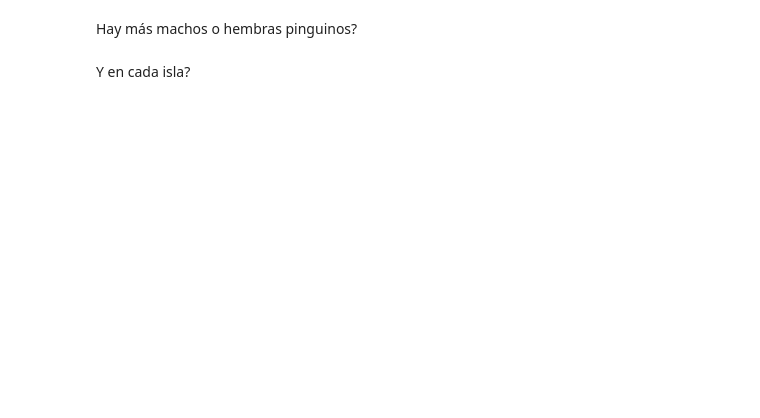
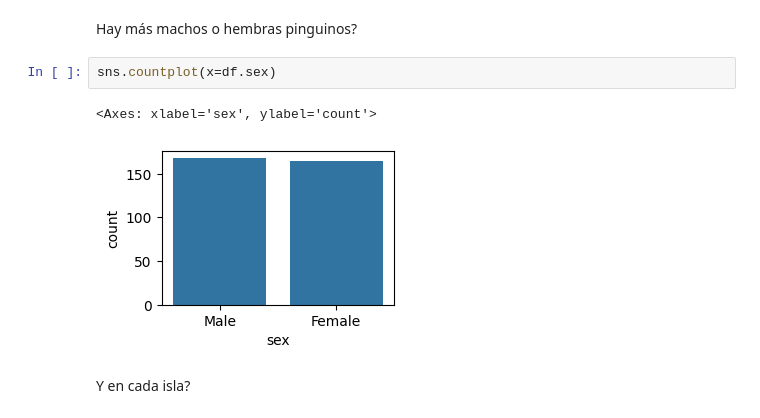
Before and after one commit to sheriffff/temp_esesa, a Jupyter notebook: 01.review_seaborn.ipynb, the cells around one changed output. Cells and saved outputs as stored; diff of their text form; blank space fills up the shorter version.

```diff
--- a/01.review_seaborn.ipynb
+++ b/01.review_seaborn.ipynb
@@ -40,4 +75,9 @@ Cuántos pinguinos de cada especie hay en cada isla?
 # %% [markdown]
 Hay más machos o hembras pinguinos?
+# %%
+sns.countplot(x=df.sex)
+# %% [output]
+<Axes: xlabel='sex', ylabel='count'>
+[figure, added]
 # %% [markdown]
 Y en cada isla?
```
Also changed, not shown: parts of 29 cells of this notebook.
